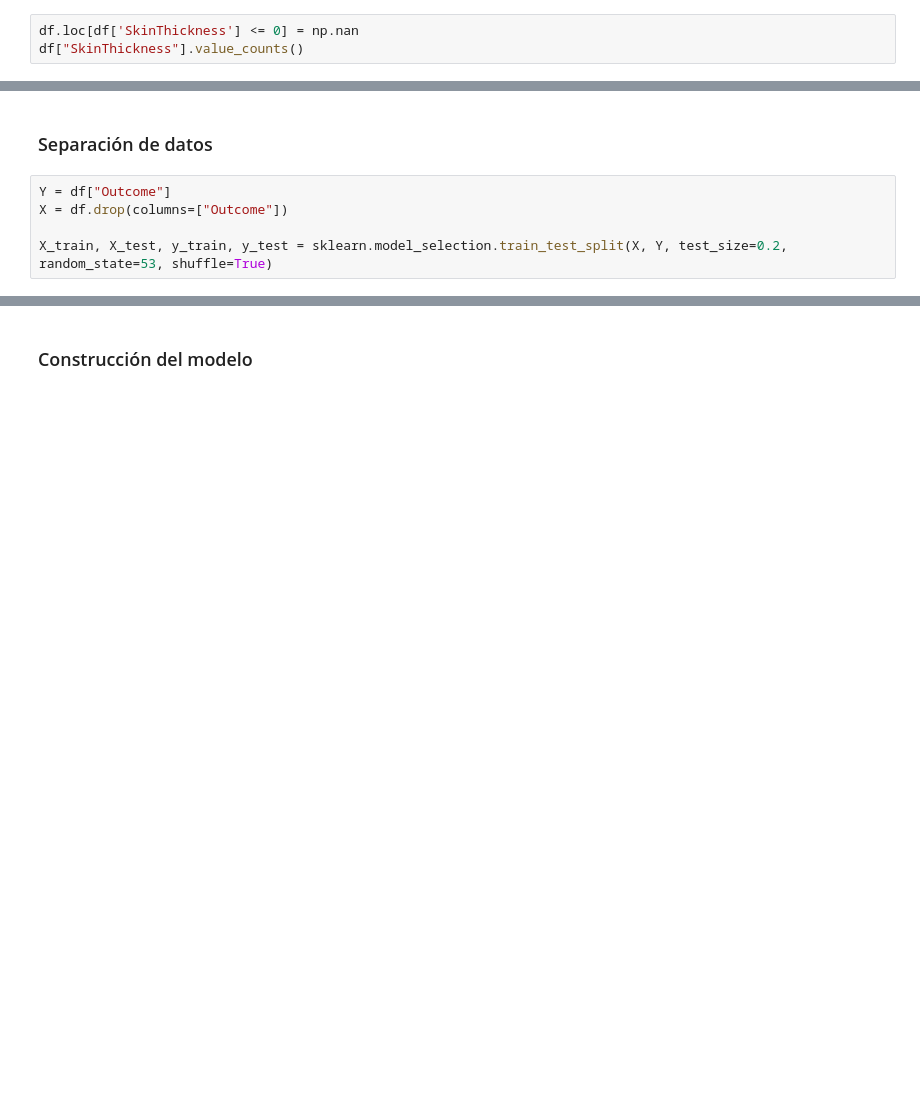
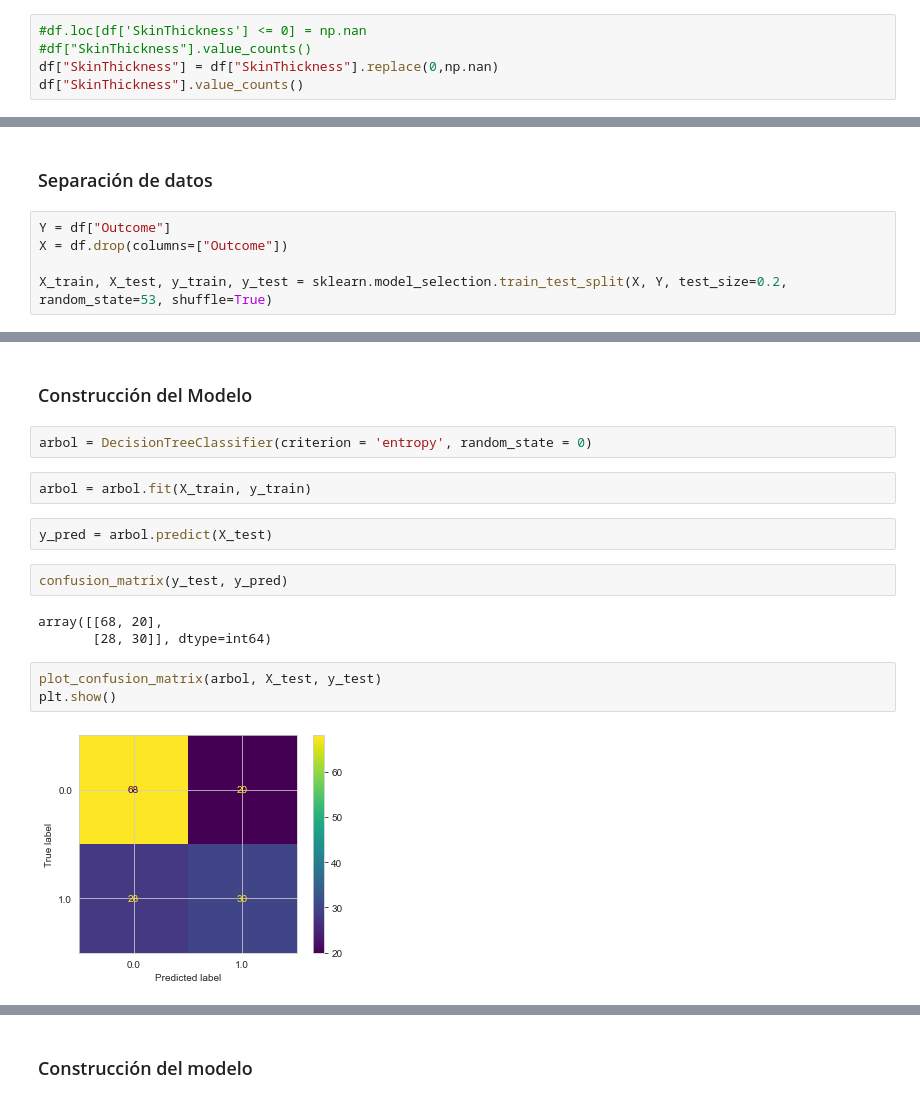
Before and after one commit to malvarezg1/BI, a Jupyter notebook: Laboratorio1.ipynb, the cells around one changed output, grey strips where cells are left out. Cells and saved outputs as stored; diff of their text form; blank space fills up the shorter version.

```diff
--- a/Laboratorio1.ipynb
+++ b/Laboratorio1.ipynb
@@ -129,6 +137,8 @@ array(['72', '66', '64', '40', '74', '50', '0', '70', '96', '92', '80',
 df["BloodPressure"] = pd.to_numeric(df["BloodPressure"], errors = "coerce")
 df["BloodPressure"] = df["BloodPressure"].replace(0,np.nan)
 # %%
-df.loc[df['SkinThickness'] <= 0] = np.nan
+#df.loc[df['SkinThickness'] <= 0] = np.nan
+#df["SkinThickness"].value_counts()
+df["SkinThickness"] = df["SkinThickness"].replace(0,np.nan)
 df["SkinThickness"].value_counts()
 # %% [output]
@@ -182,0 +329,18 @@ X_train, X_test, y_train, y_test = sklearn.model_selection.train_test_split(X, Y
+# %% [markdown]
+### Construcción del Modelo
+# %%
+arbol = DecisionTreeClassifier(criterion = 'entropy', random_state = 0)
+# %%
+arbol = arbol.fit(X_train, y_train)
+# %%
+y_pred = arbol.predict(X_test)
+# %%
+confusion_matrix(y_test, y_pred)
+# %% [output]
+array([[68, 20],
+       [28, 30]], dtype=int64)
+# %%
+plot_confusion_matrix(arbol, X_test, y_test)
+plt.show()
+# %% [output]
+[figure, added]
```
Also changed, not shown: parts of 48 cells of this notebook.
